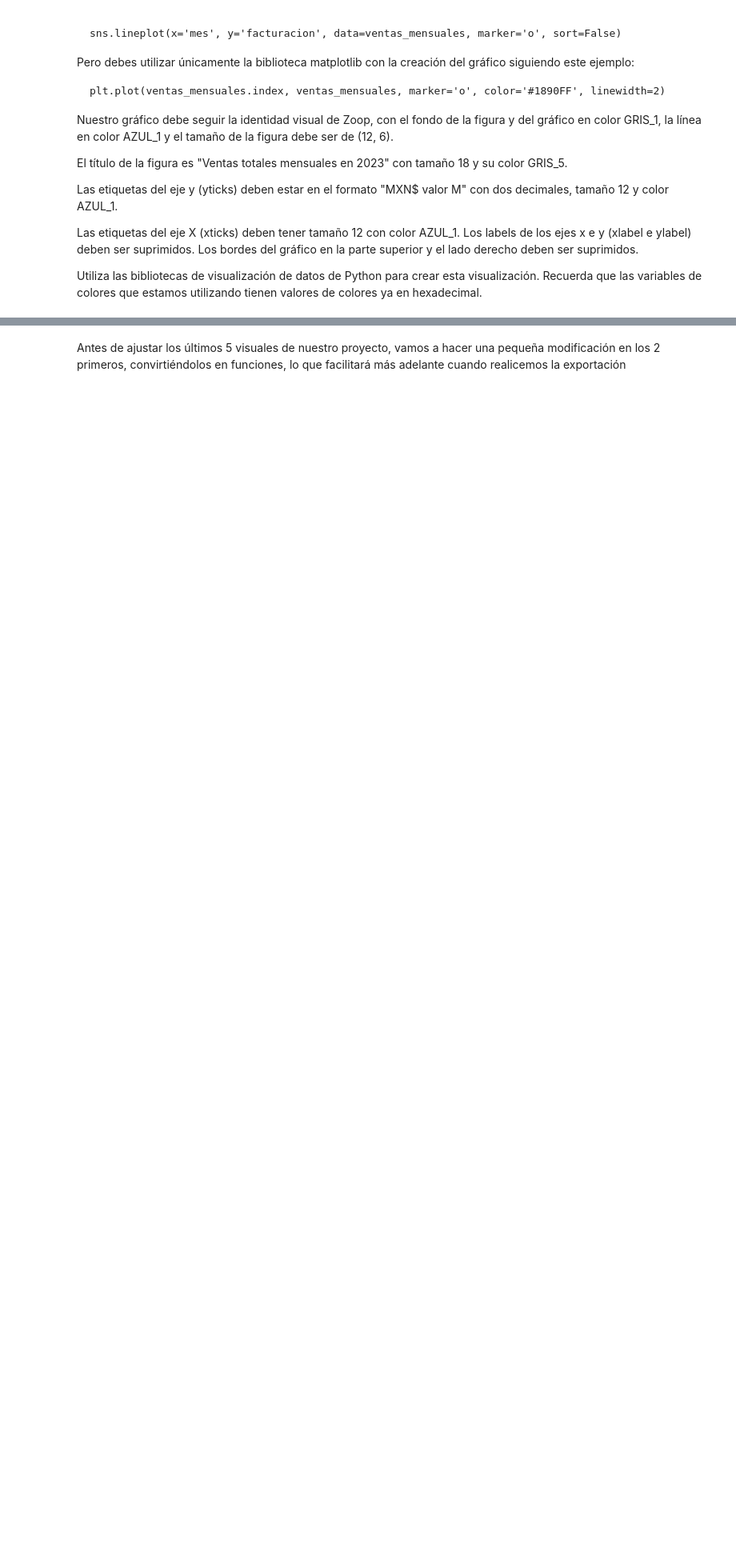
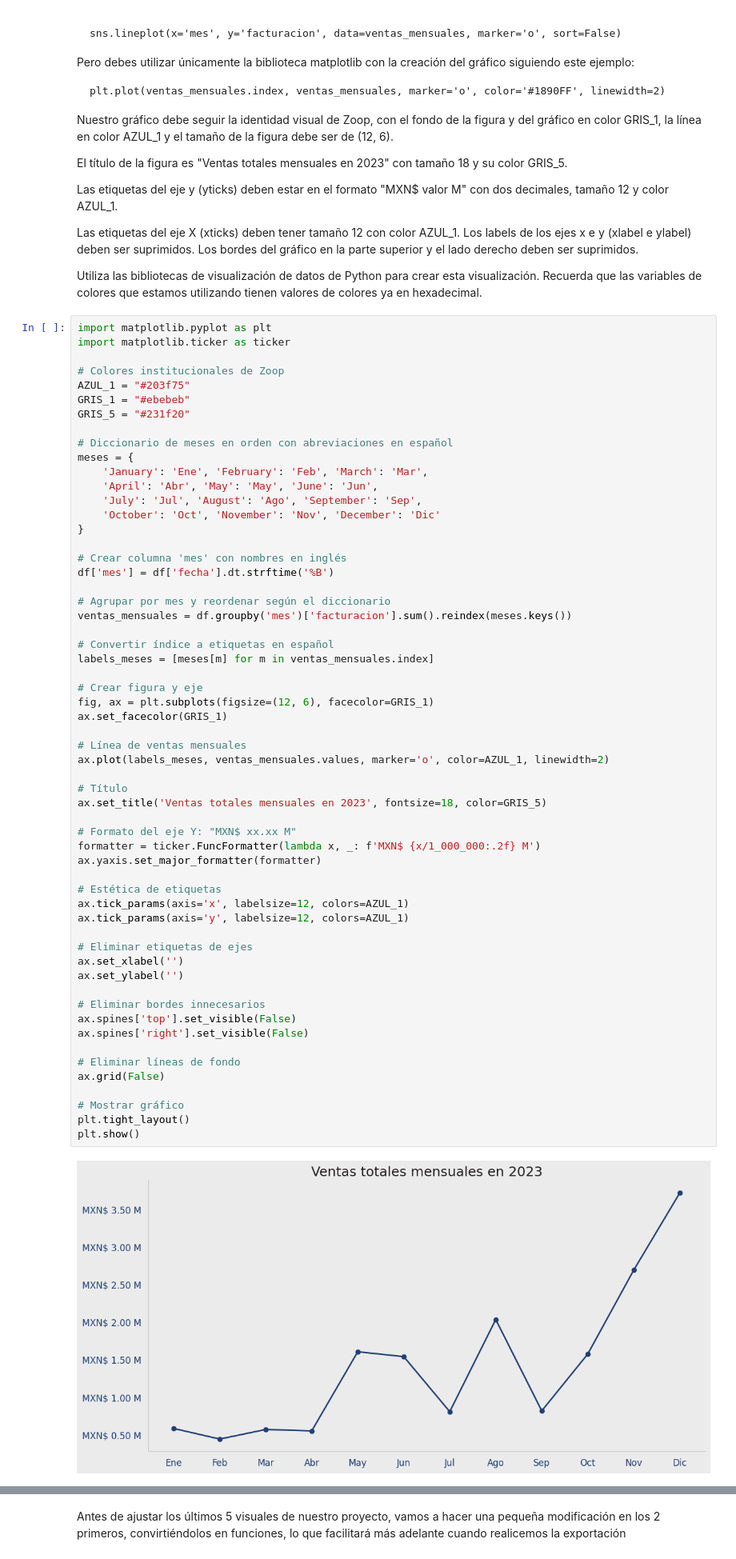
Before and after one commit to smringdesigns/IA_aplicada_a_ciencia_de_datos, a Jupyter notebook: IA_aplicada_a_ciencia_de_datos.ipynb, the cells around one changed output, grey strips where cells are left out. Shown at 80% size. Drawn from its saved outputs; the diff is of its cells as text; blank space fills up the shorter version.

```diff
--- a/IA_aplicada_a_ciencia_de_datos.ipynb
+++ b/IA_aplicada_a_ciencia_de_datos.ipynb
@@ -1230,6 +1359,66 @@ Las etiquetas del eje y (yticks) deben estar en el formato "MXN$ valor M" con do
 Las etiquetas del eje X (xticks) deben tener tamaño 12 con color AZUL_1. Los labels de los ejes x e y (xlabel e ylabel) deben ser suprimidos. Los bordes del gráfico en la parte superior y el lado derecho deben ser suprimidos.
 
 Utiliza las bibliotecas de visualización de datos de Python para crear esta visualización. Recuerda que las variables de colores que estamos utilizando tienen valores de colores ya en hexadecimal.
+# %%
+import matplotlib.pyplot as plt
+import matplotlib.ticker as ticker
+
+# Colores institucionales de Zoop
+AZUL_1 = "#203f75"
+GRIS_1 = "#ebebeb"
+GRIS_5 = "#231f20"
+
+# Diccionario de meses en orden con abreviaciones en español
+meses = {
+    'January': 'Ene', 'February': 'Feb', 'March': 'Mar',
+    'April': 'Abr', 'May': 'May', 'June': 'Jun',
+    'July': 'Jul', 'August': 'Ago', 'September': 'Sep',
+    'October': 'Oct', 'November': 'Nov', 'December': 'Dic'
+}
+
+# Crear columna 'mes' con nombres en inglés
+df['mes'] = df['fecha'].dt.strftime('%B')
+
+# Agrupar por mes y reordenar según el diccionario
+ventas_mensuales = df.groupby('mes')['facturacion'].sum().reindex(meses.keys())
+
+# Convertir índice a etiquetas en español
+labels_meses = [meses[m] for m in ventas_mensuales.index]
+
+# Crear figura y eje
+fig, ax = plt.subplots(figsize=(12, 6), facecolor=GRIS_1)
+ax.set_facecolor(GRIS_1)
+
+# Línea de ventas mensuales
+ax.plot(labels_meses, ventas_mensuales.values, marker='o', color=AZUL_1, linewidth=2)
+
+# Título
+ax.set_title('Ventas totales mensuales en 2023', fontsize=18, color=GRIS_5)
+
+# Formato del eje Y: "MXN$ xx.xx M"
+formatter = ticker.FuncFormatter(lambda x, _: f'MXN$ {x/1_000_000:.2f} M')
+ax.yaxis.set_major_formatter(formatter)
+
+# Estética de etiquetas
+ax.tick_params(axis='x', labelsize=12, colors=AZUL_1)
+ax.tick_params(axis='y', labelsize=12, colors=AZUL_1)
+
+# Eliminar etiquetas de ejes
+ax.set_xlabel('')
+ax.set_ylabel('')
+
+# Eliminar bordes innecesarios
+ax.spines['top'].set_visible(False)
+ax.spines['right'].set_visible(False)
+
+# Eliminar líneas de fondo
+ax.grid(False)
+
+# Mostrar gráfico
+plt.tight_layout()
+plt.show()
+# %% [output]
+[figure, added]
 # %% [markdown]
 > #### <strong><font color="7b71ff" size =6>Prompt:</font></strong>
 
```
Also changed, not shown: parts of 21 cells of this notebook.
